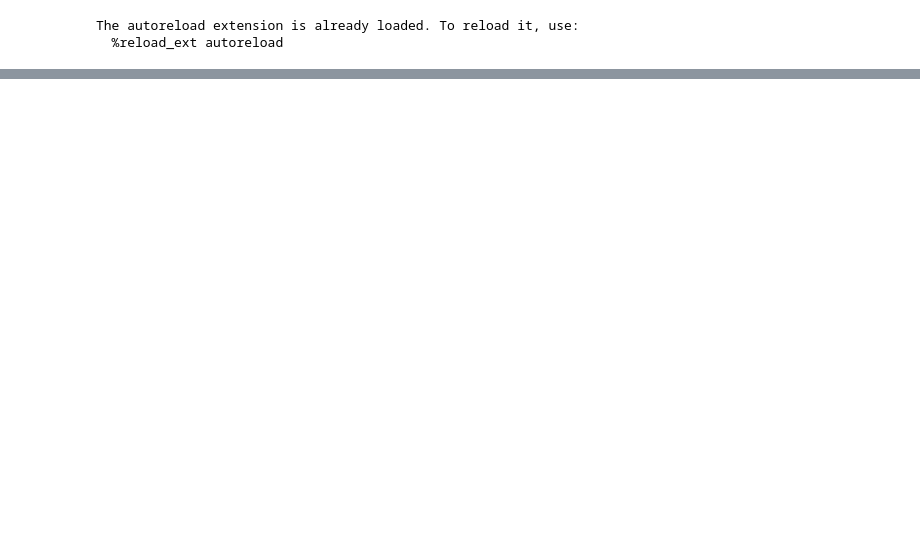
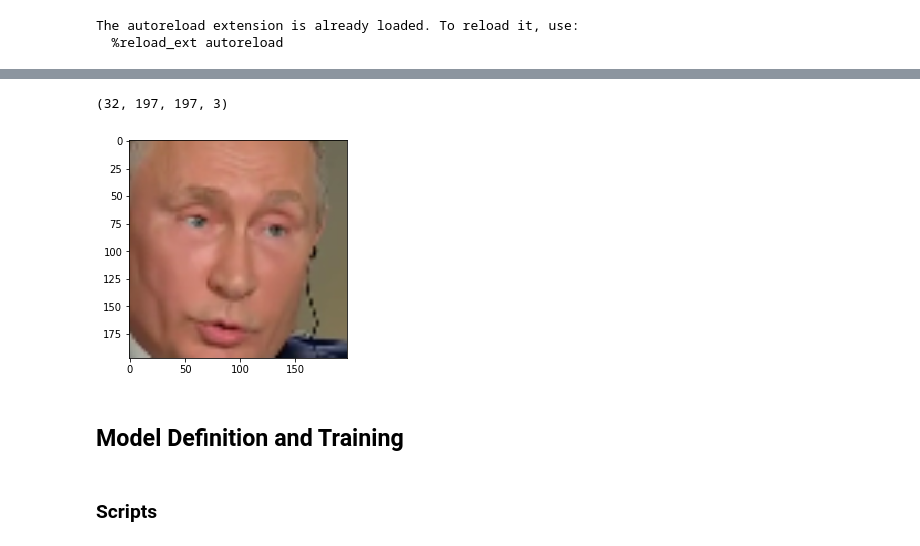
Before and after one commit to agarwalShruti15/cs282, a Jupyter notebook: models/baseline/baseline_vggface_classifier.ipynb, the cells around one changed output, grey strips where cells are left out. Saved outputs shown, nothing was run; the diff lists cells and outputs as text; code cells hidden in the pictures; blank space fills up the shorter version.

```diff
--- a/models/baseline/baseline_vggface_classifier.ipynb
+++ b/models/baseline/baseline_vggface_classifier.ipynb
@@ -35,9 +42,12 @@ The autoreload extension is already loaded. To reload it, use:
 # %%
-#'/home/ubuntu/fakebusters/data/'+mode+'/tf_records/'+p
-#labels_dic = {'putin':5 ,'warren': 6, 'justin' : 2, 'may' : 7, 'modi' : 8, 'trump': 4, 'hillary': 1, 'obama': 9, 'pelosi' : 3, 'bernie' : 10, 'michelle' : 11, 'biden': 0}
+#---DEFINING PARAMETERS
+input_path='/home/ubuntu/fakebusters/data/'
+bs=16
+n_frames=32
+image_height = 70
+image_width = 70
+sequence_shape=(n_frames,197,197,3) # ResNets needs a size of at least 197
 people=['putin','warren','justin', 'may', 'modi', 'trump', 'hillary', 'obama', 'pelosi', 'bernie', 'michelle', 'biden']
 lb=LabelBinarizer()
 lb.fit(people)
-
-print(labels_o)
 # %% [output]
@@ -55,0 +59,6 @@ print(labels_o)
+# %%
+# Load Data from memory - Outputs tuple of x,y
+train_data=mem_load(input_path,people,n_frames,mode="train")
+test_data=mem_load(input_path,people,n_frames,mode="test")
+fakes_data=mem_load(input_path,people,n_frames,mode="fakes")
+impo_data=mem_load(input_path,people,n_frames,mode="imposter")
@@ -56,14 +180,10 @@ print(labels_o)
 # %%
-# Image pre-processing function
+# Image pre-processing function (rezises each image in sequence of frames)
 def pre_process(images):
   processed_images = []
   for n in range(images.shape[0]):
     image = images[n]
-    image = cv2.resize(image,  (int(224 * (image_width * 1.0 / image_height)) + 1 , 224))
-    image = image[:224, 87 : 87 + 224,:]
-    image = np.array(image, dtype=np.float32)
-    for i in range(3):
-      image[:,:,i] -= means[i]
+    image = cv2.resize(image,  (197, 197))
     processed_images.append(image)
   processed_images = np.array(processed_images, dtype=np.float32)
   return processed_images
@@ -252,0 +190,13 @@ print('Duration:{}'.format(end-start))
+# %%
+# [TEST] pre-process images
+proc_im=pre_process(train_data[0][0][0])
+print(proc_im.shape)
+plt.imshow(proc_im[0].astype(np.uint8))
+plt.show()
+# %% [output]
+(32, 197, 197, 3)
+[figure, added]
+# %% [markdown]
+## Model Definition and Training
+# %% [markdown]
+### Scripts
```
Also changed, not shown: parts of 27 cells of this notebook, 3 other files.
